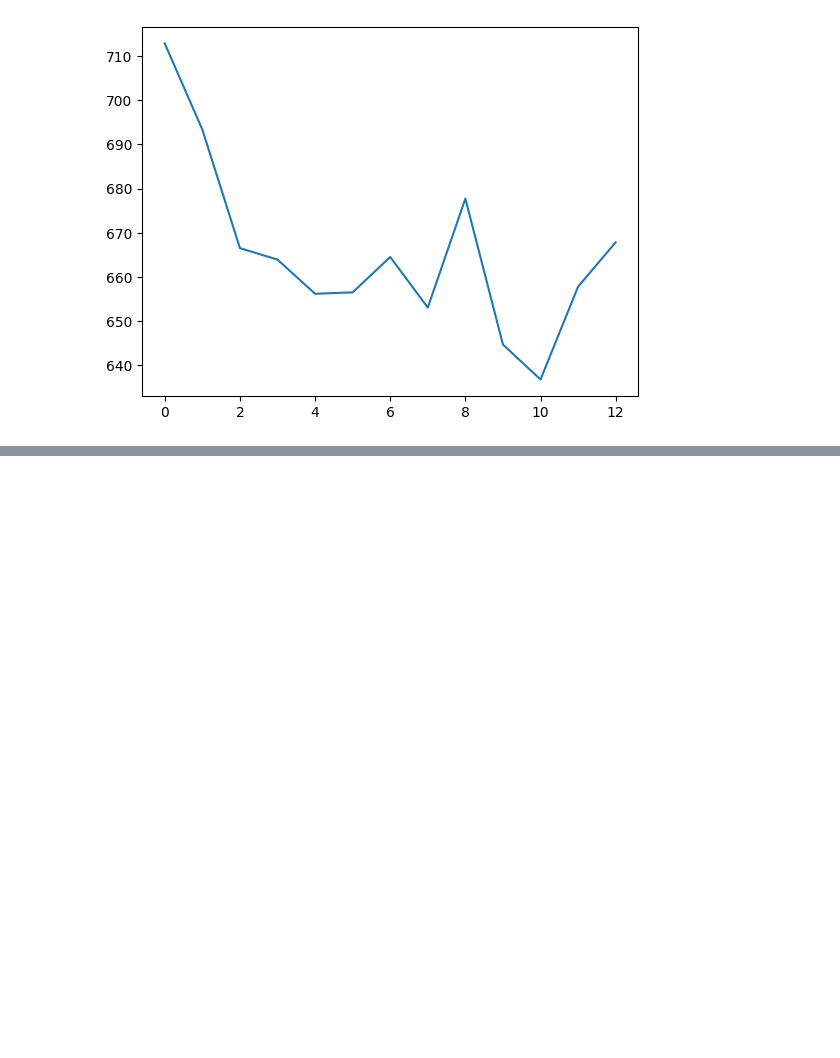
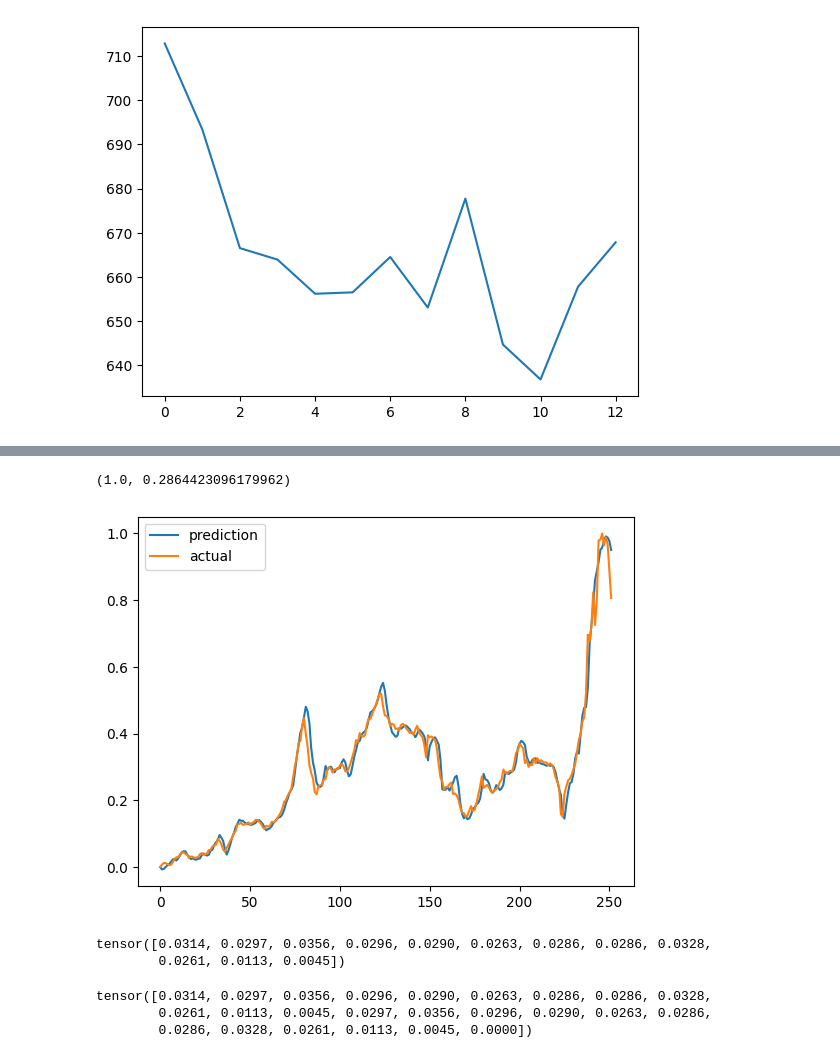
Before and after one commit to zeeenoo11/KDT5_Web_basic_Project, a Jupyter notebook: 이현길/fuel_price.ipynb, the cells around one changed output, grey strips where cells are left out. Saved outputs shown, nothing was run; the diff lists cells and outputs as text; code cells hidden in the pictures; blank space fills up the shorter version.

Commit message:
fuel price

```diff
--- a/이현길/fuel_price.ipynb
+++ b/이현길/fuel_price.ipynb
@@ -76,14 +97,17 @@ plt.show()
 # %%
 class FuelPriceDataset(Dataset):
-    def __init__(self, data):
+    def __init__(self, data, step=3):
         data = data if isinstance(data, np.ndarray) else data.values
         self.max_data = np.max(data)
         self.min_data = np.min(data)
         self.data = (data - self.min_data) / (self.max_data - self.min_data)
+        self.data = torch.FloatTensor(self.data)
+        self.step = step
 
     def __len__(self):
-        return len(self.data) - 3
+        return len(self.data) - self.step
 
     def __getitem__(self, i):
-        data = self.data[i : i + 3]
-        label = self.data[i + 3]
+        data = self.data[i : i + self.step]
+        label = self.data[i + self.step]
+        return data, label
@@ -97,0 +172,17 @@ array([0.968603])
+# %%
+pre_r2 = 0
+pre_loss = 1000
+# %%
+epochs = 1000
+for epoch in range(epochs):
+    loss, mae, mse, r2 = learning(
+        epochs, epoch, model, loader, optimizer, loss_fn, is_train=True
+    )
+    if epoch % 10 == 9:
+        print(
+            f"  ==== Loss: {loss:.6f} | MAE: {mae:.6f} | MSE: {mse:.6f} | R2: {r2:.6f} ===="
+        )
+    if pre_r2 < r2 or (pre_r2 <= r2 and pre_loss > loss):
+        torch.save(model, "fuel_price_model_r2.pth")
+        pre_r2 = r2
+        pre_loss = loss
@@ -97,0 +203,34 @@ array([0.968603])
+# %%
+pre_r2, r2
+# %% [output]
+(1.0, 0.2864423096179962)
+# %%
+pred_loader = DataLoader(dataset, batch_size=1)
+preds = []  # 예측값들을 저장하는 리스트
+total_loss = 0
+pred_model = torch.load("fuel_price_model_r2.pth")
+with torch.no_grad():
+    for data, label in pred_loader:
+        # 모델의 예측값 출력
+        pred = pred_model(data)
+        preds.append(pred.item())
+        loss = loss_fn(pred, label.to(device))
+        total_loss += loss / len(loader)
+# %%
+plt.plot(preds, label="prediction")
+plt.plot(dataset.data[step:], label="actual")
+plt.legend()
+plt.show()
+# %% [output]
+[figure, added]
+# %%
+dataset[0][0]
+# %% [output]
+tensor([0.0314, 0.0297, 0.0356, 0.0296, 0.0290, 0.0263, 0.0286, 0.0286, 0.0328,
+        0.0261, 0.0113, 0.0045])
+# %%
+torch.cat((dataset[0][0], dataset[1][0]))
+# %% [output]
+tensor([0.0314, 0.0297, 0.0356, 0.0296, 0.0290, 0.0263, 0.0286, 0.0286, 0.0328,
+        0.0261, 0.0113, 0.0045, 0.0297, 0.0356, 0.0296, 0.0290, 0.0263, 0.0286,
+        0.0286, 0.0328, 0.0261, 0.0113, 0.0045, 0.0000])
```
Also changed, not shown: parts of 10 cells of this notebook, 5 other files.
